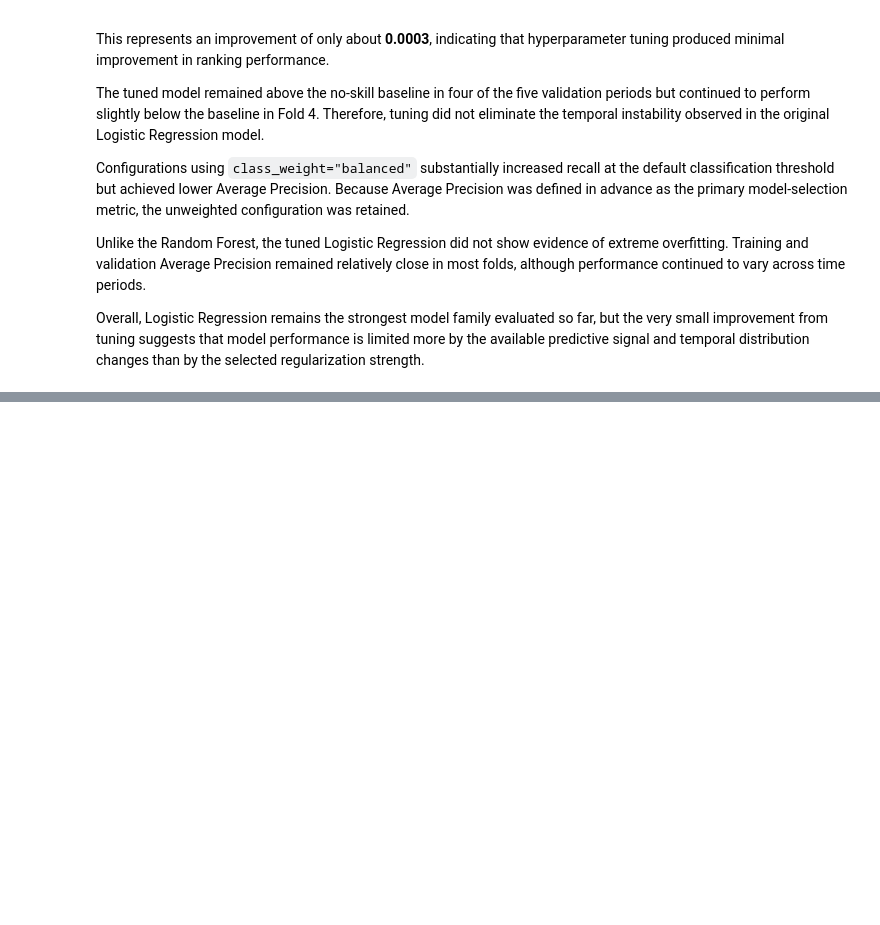
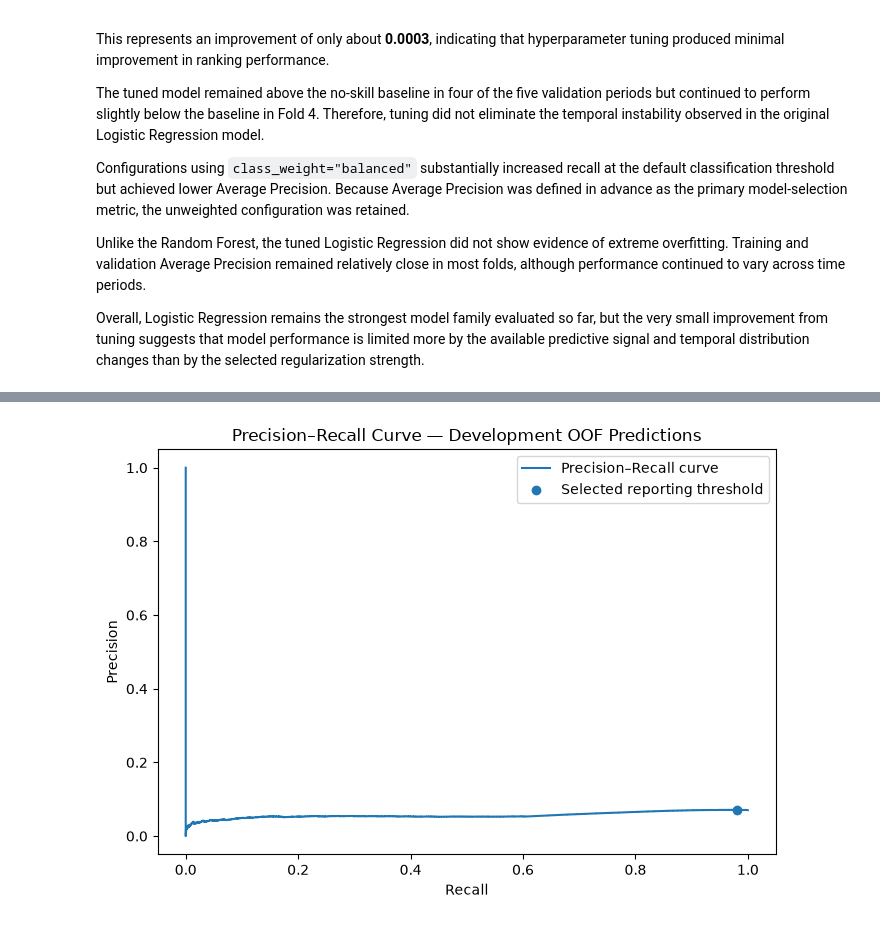
Before and after one commit to NourhanFarag/bank-marketing-subscription-prediction, a Jupyter notebook: notebooks/01_bank_marketing_analysis.ipynb, the cells around one changed output, grey strips where cells are left out. Drawn from its saved outputs; the diff is of its cells as text; code cells hidden in the pictures; blank space fills up the shorter version.

Commit message:
Analyze decision threshold stability

```diff
--- a/notebooks/01_bank_marketing_analysis.ipynb
+++ b/notebooks/01_bank_marketing_analysis.ipynb
@@ -2407,0 +2771,34 @@ Overall, Logistic Regression remains the strongest model family evaluated so far
+# %%
+ax = plt.figure(
+    figsize=(7, 5)
+).gca()
+
+ax.plot(
+    recall_values,
+    precision_values,
+    label="Precision–Recall curve"
+)
+
+ax.scatter(
+    threshold_recall[
+        best_threshold_index
+    ],
+    threshold_precision[
+        best_threshold_index
+    ],
+    label="Selected reporting threshold"
+)
+
+ax.set_title(
+    "Precision–Recall Curve — Development OOF Predictions"
+)
+
+ax.set_xlabel("Recall")
+ax.set_ylabel("Precision")
+
+ax.legend()
+
+plt.tight_layout()
+plt.show()
+# %% [output]
+[figure, added]
```
Also changed, not shown: parts of 13 cells of this notebook.
